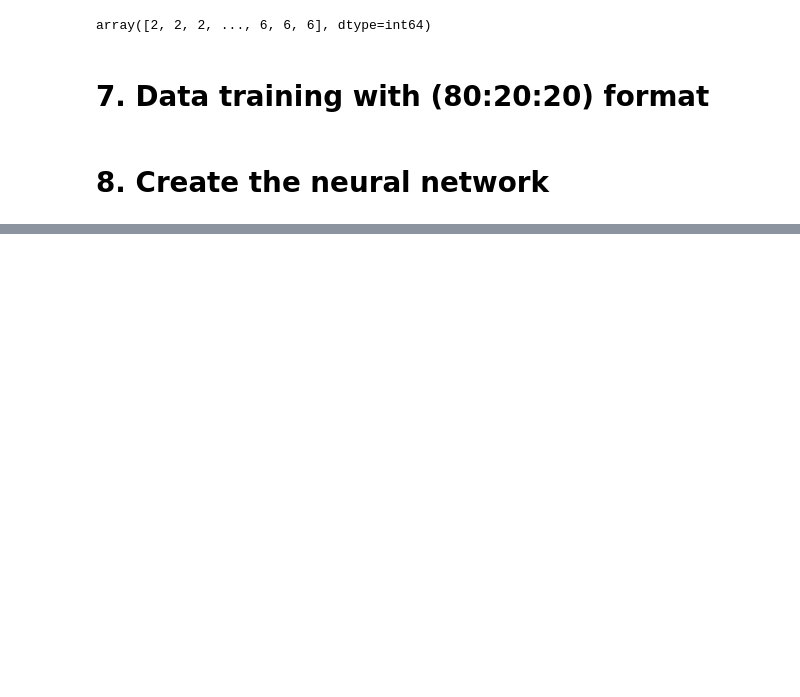
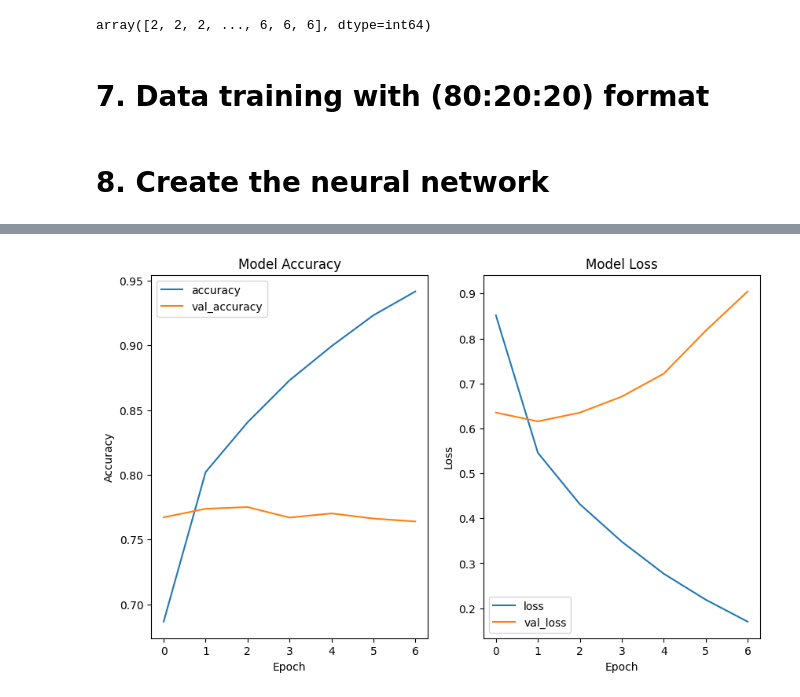
Before and after one commit to williamtheodoruswijaya/sentiment-analysis, a Jupyter notebook: prototype/artificial_intelligence/notebooks/model.ipynb, the cells around one changed output, grey strips where cells are left out. Cells and saved outputs as stored; diff of their text form; code cells hidden in the pictures; blank space fills up the shorter version.

Commit message:
Refactor code to improve performance and update model

```diff
--- a/prototype/artificial_intelligence/notebooks/model.ipynb
+++ b/prototype/artificial_intelligence/notebooks/model.ipynb
@@ -152,7 +132,9 @@ model = tf.keras.Sequential([
 # %%
 model.compile(optimizer='adam', loss='sparse_categorical_crossentropy', metrics=['accuracy'])
 # %%
-early_stopping = tf.keras.callbacks.EarlyStopping(monitor='val_loss', patience=3)
+early_stopping = tf.keras.callbacks.EarlyStopping(  monitor='val_loss',
+                                                    patience=5,
+                                                    restore_best_weights=True)
 # %%
 history = model.fit(x_train,
                     y_train,
@@ -180,3 +166,27 @@ Test Accuracy with Neural Network: 0.7671568393707275
+# %%
+import matplotlib.pyplot as plt
+
+plt.figure(figsize=(10, 6))
+
+plt.subplot(1, 2, 1)
+plt.plot(history.history['accuracy'], label='accuracy')
+plt.plot(history.history['val_accuracy'], label='val_accuracy')
+plt.xlabel('Epoch')
+plt.ylabel('Accuracy')
+plt.title('Model Accuracy')
+plt.legend()
+
+plt.subplot(1, 2, 2)
+plt.plot(history.history['loss'], label='loss')
+plt.plot(history.history['val_loss'], label='val_loss')
+plt.xlabel('Epoch')
+plt.ylabel('Loss')
+plt.title('Model Loss')
+plt.legend()
+
+plt.show()
+# %% [output]
+[figure, added]
 # %%
 test = input()
 test_vector = vectorizer.transform([test]).toarray()
```
Also changed, not shown: parts of 4 cells of this notebook, 1 other file.
